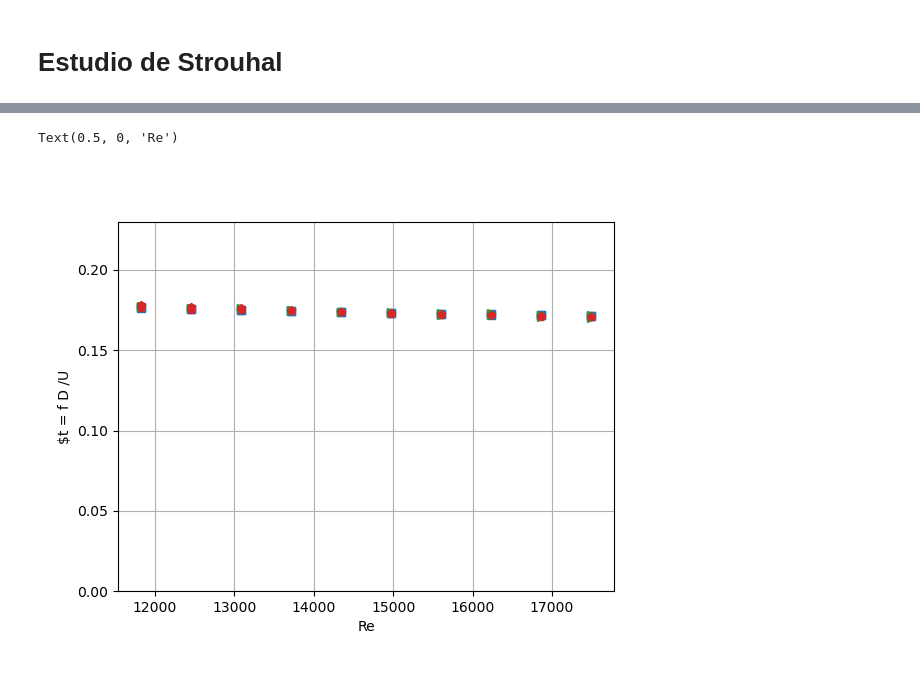
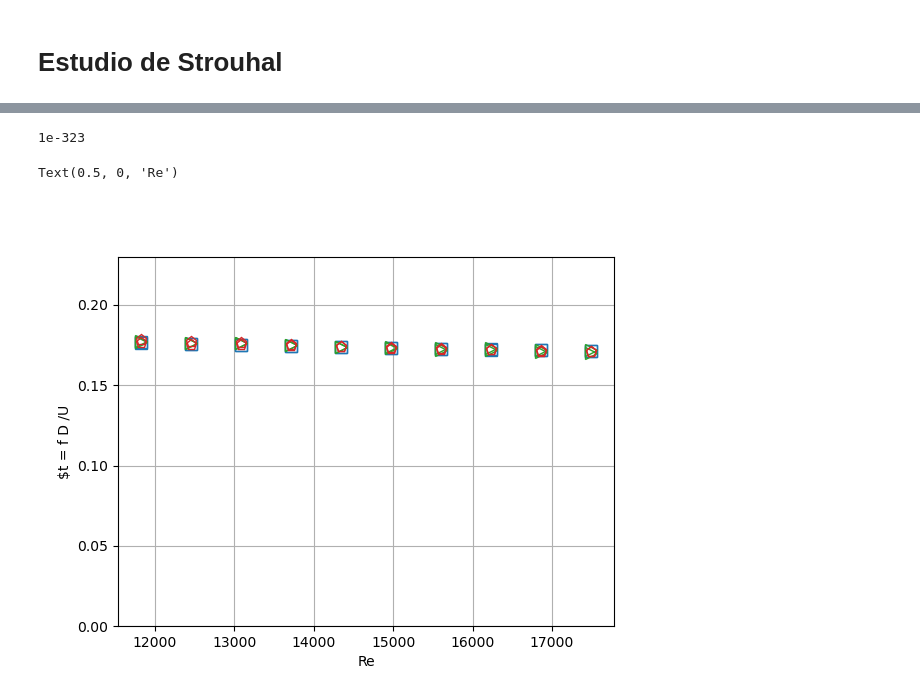
Before and after one commit to juandadamo/2024_flapflexwake, a Jupyter notebook: wake_flex.ipynb, the cells around one changed output, grey strips where cells are left out. Drawn from its saved outputs; the diff is of its cells as text; code cells hidden in the pictures.

```diff
--- a/wake_flex.ipynb
+++ b/wake_flex.ipynb
@@ -279,7 +281,9 @@ for k,casoi in enumerate( casos_e50):
     fr_strouhal = np.zeros_like(U_si)
     for i,fr_st in enumerate(casoi.strouhal_freq):
         fr_strouhal[i] = fr_st[0]
-    ax.plot(U_si*D/nu,fr_strouhal/U_si*D,marker=mks[k],linestyle='None')
+    ax.plot(U_si*D/nu,fr_strouhal/U_si*D,marker=mks[k],
+            linestyle='None',fillstyle='none',markersize=8)
+
 ax.set_ylim([0,0.23]);
 ax.grid()
 ax.set_ylabel('$t = f D /U')
@@ -298,7 +302,8 @@ for k,casoi in enumerate( casos_e75):
             fr_strouhal[i] = fr_st[0]
         except IndexError:
             fr_strouhal[i] = 0
-    ax.plot(U_si*D/nu,fr_strouhal/U_si*D,marker=mks[k],linestyle='None')
+    ax.plot(U_si*D/nu,fr_strouhal/U_si*D,marker=mks[k],
+            linestyle='None',fillstyle='none',markersize=8)
 ax.set_ylim([0,0.23]);
 ax.grid()
 ax.set_ylabel('$t = f D /U')
@@ -307,0 +313,4 @@ ax.set_xlabel('Re');
+# %%
+prom_0
+# %% [output]
+1e-323
@@ -308,20 +321,21 @@ ax.set_xlabel('Re');
 # %%
 fig,ax = plt.subplots()
 casos_e1000 = [caso_e1000_L075,caso_e1000_L100,caso_e1000_L125,caso_e1000_L150]
 for k,casoi in enumerate( casos_e1000):
     casoi.freq_strouhal()
     U_si = casoi.df['velocity'][casoi.index_casos]
     fr_strouhal = np.zeros_like(U_si)
     for i,fr_st in enumerate(casoi.strouhal_freq):
         try:
             fr_strouhal[i] = fr_st[0]
         except IndexError:
             fr_strouhal[i] = 0
-    ax.plot(U_si*D/nu,fr_strouhal/U_si*D,marker=mks[k],linestyle='None')
+    ax.plot(U_si*D/nu,fr_strouhal/U_si*D,marker=mks[k],
+            linestyle='None',fillstyle='none',markersize=8)
 ax.set_ylim([0,0.23]);
 ax.grid()
 ax.set_ylabel('$t = f D /U')
 ax.set_xlabel('Re')
 # %% [output]
 Text(0.5, 0, 'Re')
-[figure, old version]
+[figure, new version]
```
Also changed, not shown: parts of 8 cells of this notebook, 1 other file.
